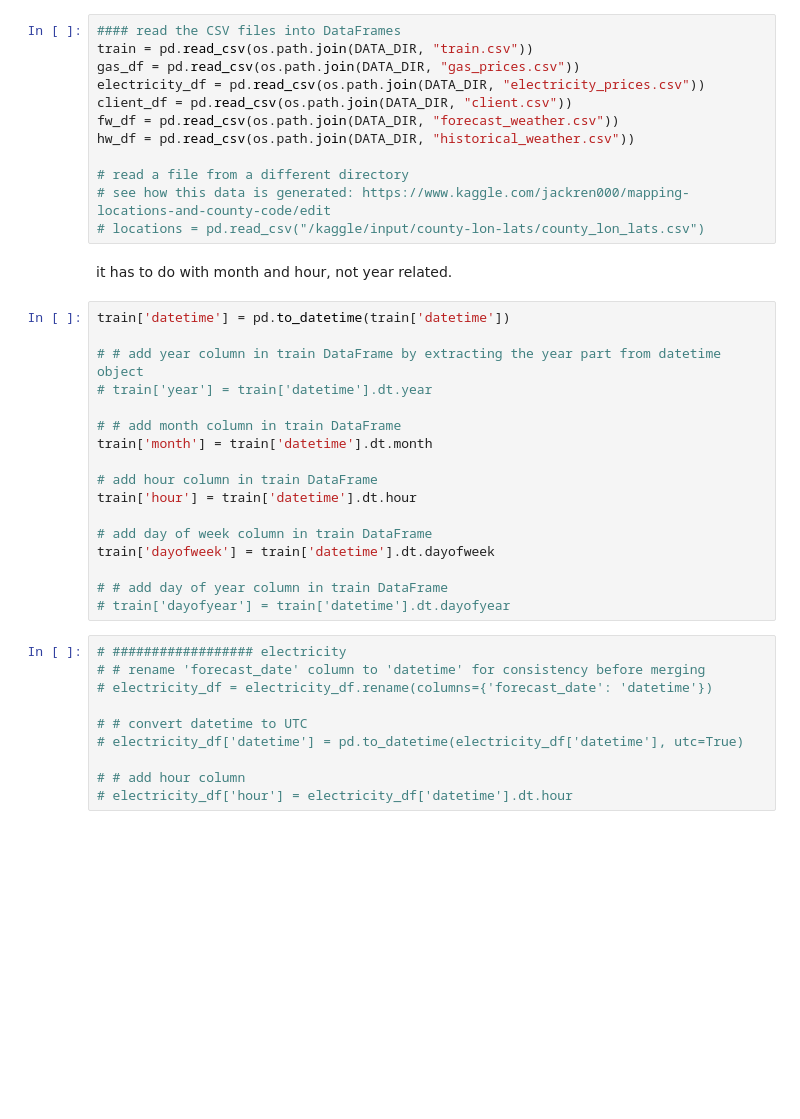
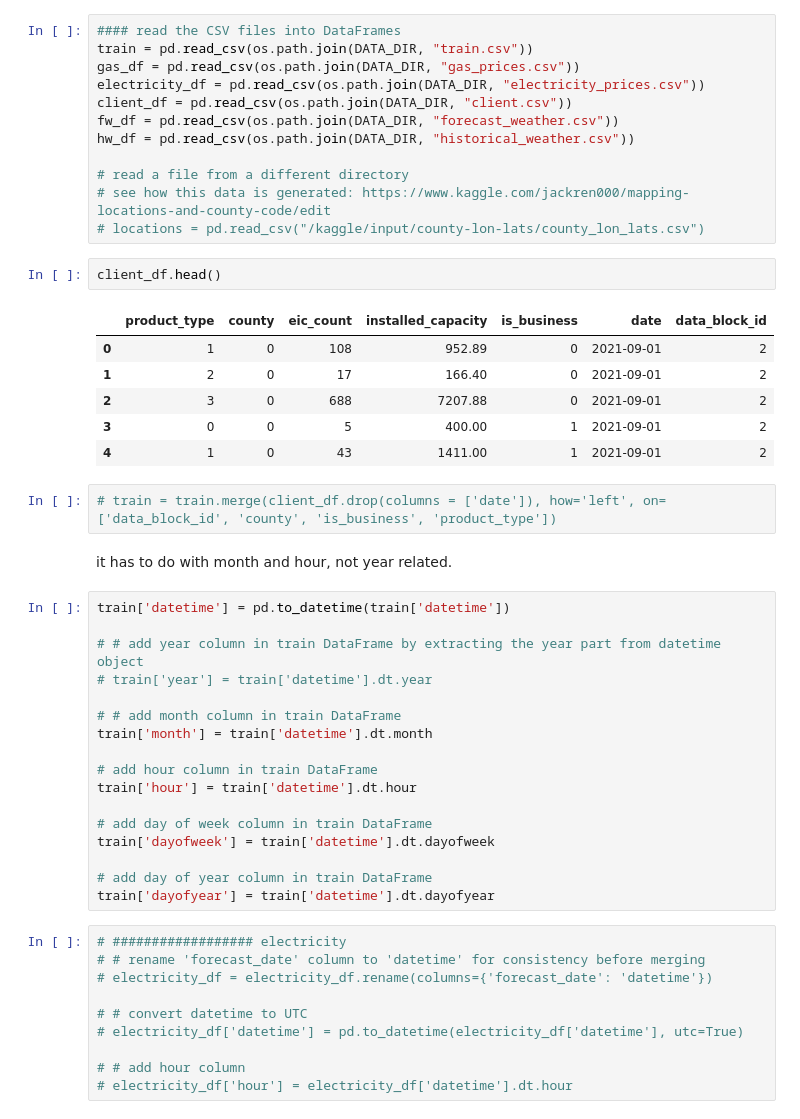
Before and after one commit to jackren0000/Enefit---Predict-Energy-Behavior-of-Prosumers, a Jupyter notebook: lstm-predict-energy-behavior-of-prosumers.ipynb, the cells around one changed output. Saved outputs shown, nothing was run; the diff lists cells and outputs as text; blank space fills up the shorter version.

```diff
--- a/lstm-predict-energy-behavior-of-prosumers.ipynb
+++ b/lstm-predict-energy-behavior-of-prosumers.ipynb
@@ -136,6 +136,17 @@ hw_df = pd.read_csv(os.path.join(DATA_DIR, "historical_weather.csv"))
 # read a file from a different directory
 # see how this data is generated: https://www.kaggle.com/jackren000/mapping-locations-and-county-code/edit
 # locations = pd.read_csv("/kaggle/input/county-lon-lats/county_lon_lats.csv")
+# %%
+client_df.head()
+# %% [output]
+|  | product_type | county | eic_count | installed_capacity | is_business | date | data_block_id |
+| 0 | 1 | 0 | 108 | 952.89 | 0 | 2021-09-01 | 2 |
+| 1 | 2 | 0 | 17 | 166.40 | 0 | 2021-09-01 | 2 |
+| 2 | 3 | 0 | 688 | 7207.88 | 0 | 2021-09-01 | 2 |
+| 3 | 0 | 0 | 5 | 400.00 | 1 | 2021-09-01 | 2 |
+| 4 | 1 | 0 | 43 | 1411.00 | 1 | 2021-09-01 | 2 |
+# %%
+# train = train.merge(client_df.drop(columns = ['date']), how='left', on=['data_block_id', 'county', 'is_business', 'product_type'])
 # %% [markdown]
 it has to do with month and hour, not year related.
 # %%
@@ -153,8 +164,8 @@ train['hour'] = train['datetime'].dt.hour
 # add day of week column in train DataFrame
 train['dayofweek'] = train['datetime'].dt.dayofweek
 
-# # add day of year column in train DataFrame
-# train['dayofyear'] = train['datetime'].dt.dayofyear
+# add day of year column in train DataFrame
+train['dayofyear'] = train['datetime'].dt.dayofyear
 # %%
 # ################## electricity
 # # rename 'forecast_date' column to 'datetime' for consistency before merging
```
Also changed, not shown: parts of 9 cells of this notebook.
